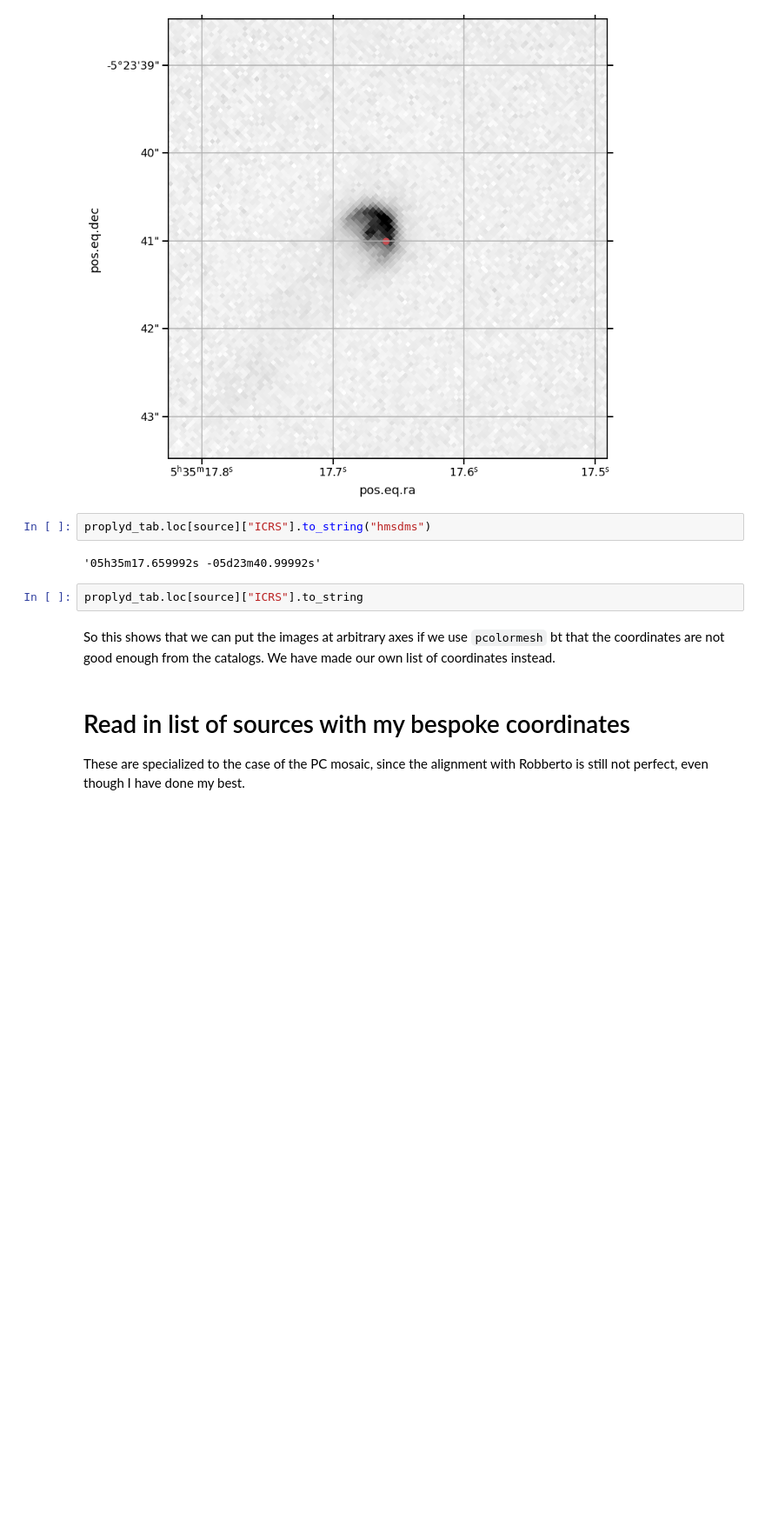
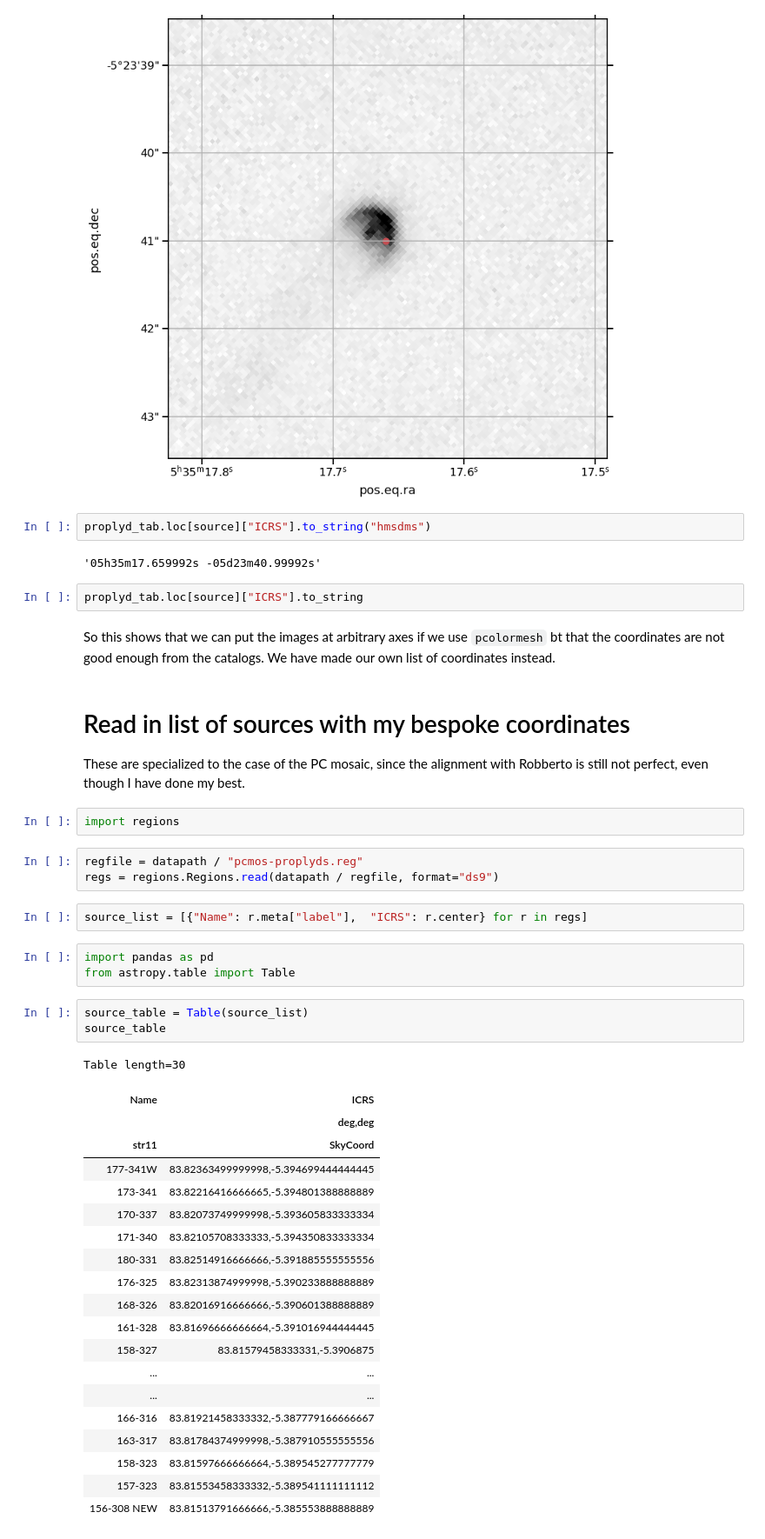
Before and after one commit to will-henney/neutral-proplyds, a Jupyter notebook: notebooks/00-profiles-PC.ipynb, the cells around one changed output. Shown: that part at 87% size. Saved outputs shown, nothing was run; the diff lists cells and outputs as text; blank space fills up the shorter version.

```diff
--- a/notebooks/00-profiles-PC.ipynb
+++ b/notebooks/00-profiles-PC.ipynb
@@ -174,3 +174,37 @@ So this shows that we can put the images at arbitrary axes if we use `pcolormesh
 # Read in list  of sources with my bespoke coordinates
 
 These are specialized to the case of the PC mosaic, since the alignment with Robberto is still not perfect, even though I have done my best.
+# %%
+import regions
+# %%
+regfile = datapath / "pcmos-proplyds.reg"
+regs = regions.Regions.read(datapath / regfile, format="ds9")
+# %%
+source_list = [{"Name": r.meta["label"],  "ICRS": r.center} for r in regs]
+# %%
+import pandas as pd
+from astropy.table import Table
+# %%
+source_table = Table(source_list)
+source_table
+# %% [output]
+Table length=30
+| Name | ICRS |
+|  | deg,deg |
+| str11 | SkyCoord |
+| 177-341W | 83.82363499999998,-5.394699444444445 |
+| 173-341 | 83.82216416666665,-5.394801388888889 |
+| 170-337 | 83.82073749999998,-5.393605833333334 |
+| 171-340 | 83.82105708333333,-5.394350833333334 |
+| 180-331 | 83.82514916666666,-5.391885555555556 |
+| 176-325 | 83.82313874999998,-5.390233888888889 |
+| 168-326 | 83.82016916666666,-5.390601388888889 |
+| 161-328 | 83.81696666666664,-5.391016944444445 |
+| 158-327 | 83.81579458333331,-5.3906875 |
+| ... | ... |
+| ... | ... |
+| 166-316 | 83.81921458333332,-5.387779166666667 |
+| 163-317 | 83.81784374999998,-5.387910555555556 |
+| 158-323 | 83.81597666666664,-5.389545277777779 |
+| 157-323 | 83.81553458333332,-5.389541111111112 |
+| 156-308 NEW | 83.81513791666666,-5.385553888888889 |
```
Also changed, not shown: parts of 10 cells of this notebook, 1 other file.
